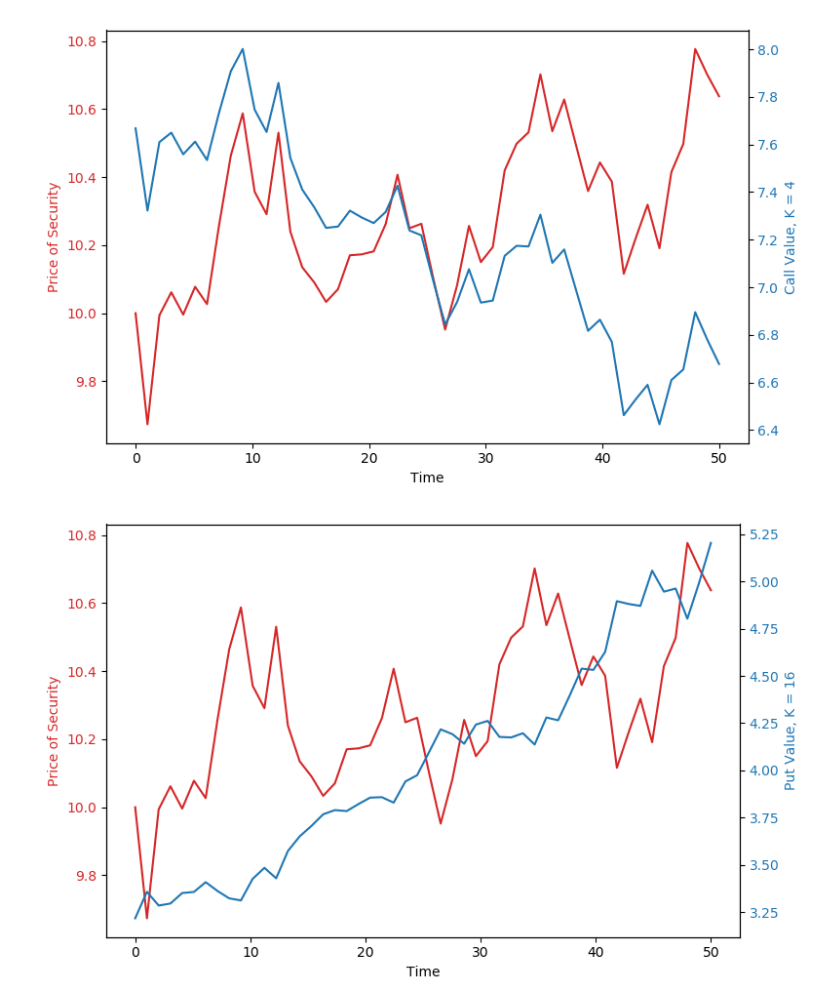
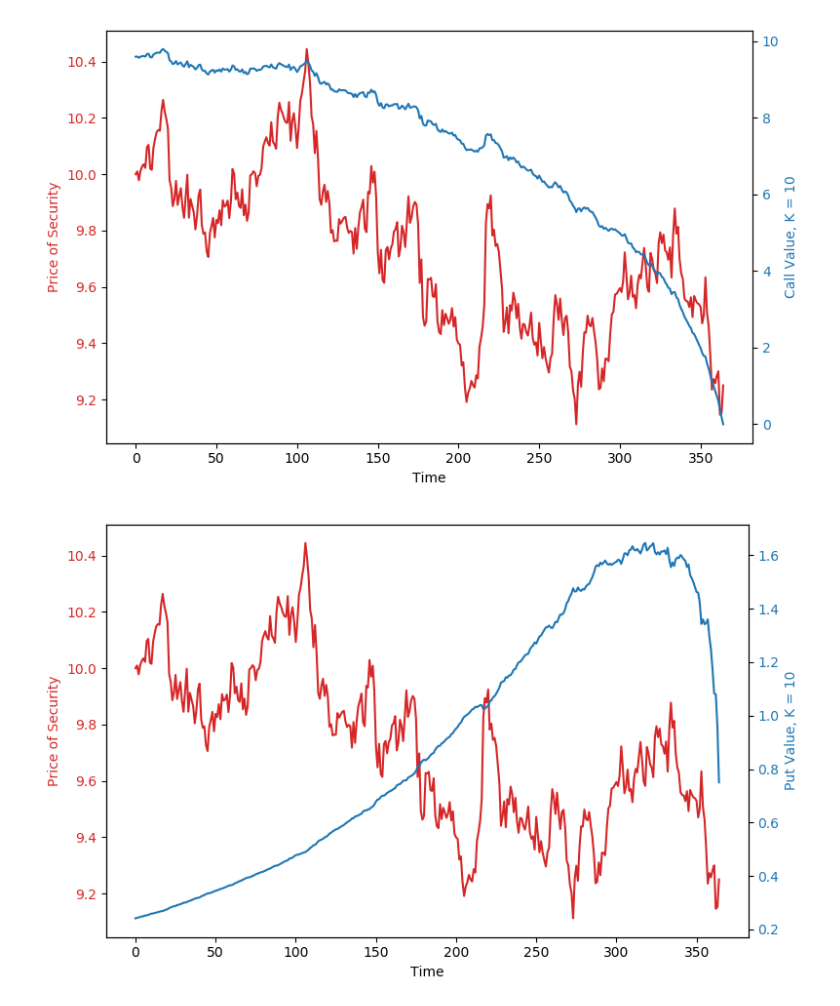
Before and after one commit to raaheim/Black-Scholes, a Jupyter notebook: Projet.ipynb, the cells around one changed output. Drawn from its saved outputs; the diff is of its cells as text; code cells hidden in the pictures.

```diff
--- a/Projet.ipynb
+++ b/Projet.ipynb
@@ -70,14 +171,19 @@ def function_call (S, K, T, r, sigma,t):
 def function_put(S, K, T, r, sigma,t):
     put_val = np.zeros(T)
     for i in range(T):
-        put_val[i] = put(S[i], K, T, r, sigma,i)
+        put_val[i] = put(S[i], K, T, r, sigma,i+1)
     return put_val
 # %%
 def Brownian_movement(T):
     w = np.zeros(T)
     for k in range(1,T):
-        w[k] = w[k-1] + np.sqrt(1/T)*np.random.normal()
+        w[k] = w[k-1] + np.sqrt(1/T)*np.random.normal(0,1)
+        #w[k] = w[k-1] + np.random.normal(0,1)
     return w
+
+T = 10
+N = 100
+D = np.rand.
 # %%
 def simulation(S0, T,t, mu, sigma,w) :
     #mu : expected return of the underlying
@@ -87,16 +193,16 @@ def simulation(S0, T,t, mu, sigma,w) :
 
     for i in range(1,T):
        # S[i] = S[i-1]*(1+mu+sigma*w[i-1])
-         S[i] = S0*exp((mu - sigma**2/2)*t[i]+sigma*w[i])
+         S[i] = S0*exp((mu - (sigma**2)/2)*t[i]+sigma*w[i])
     return S
 # %%
 S = 10
-K_Call = 4
-K_Put = 16
-T = 50
-r = 0.01
+K_Call = 10
+K_Put = 10
+T = 365
+r = 0.0075
 sigma = 0.125
-t = np.linspace(0,T,T)
+t = np.linspace(0,T-1,T)
 
 
 Brownian = Brownian_movement(T)
@@ -135,7 +241,7 @@ ax1.tick_params(axis='y', labelcolor=color)
 ax2 = ax1.twinx()
 
 color = 'tab:blue'
-ax2.set_ylabel('Call Value, K = 4', color=color)  # we already handled the x-label with ax1
+ax2.set_ylabel('Call Value, K = ' + str(K_Call), color=color)  # we already handled the x-label with ax1
 ax2.plot(t, Call_Val, color=color)
 ax2.tick_params(axis='y', labelcolor=color)
 
@@ -143,28 +249,28 @@ fig.tight_layout()  # otherwise the right y-label is slightly clipped
 plt.title("")
 plt.show()
 # %% [output]
-[figure, old version]
+[figure, new version]
 # %%
 fig, ax1 = plt.subplots(figsize = (8,5))
 
 color = 'tab:red'
 ax1.set_xlabel('Time')
 ax1.set_ylabel('Price of Security', color=color)
 ax1.plot(t, Simulation, color=color)
 ax1.tick_params(axis='y', labelcolor=color)
 
 ax2 = ax1.twinx()
 
 color = 'tab:blue'
-ax2.set_ylabel('Put Value, K = 16', color=color)  # we already handled the x-label with ax1
+ax2.set_ylabel('Put Value, K = ' + str(K_Put), color=color)  # we already handled the x-label with ax1
 ax2.plot(t, Put_Val, color=color)
 ax2.tick_params(axis='y', labelcolor=color)
 
 fig.tight_layout()  # otherwise the right y-label is slightly clipped
 plt.title("")
 plt.show()
 # %% [output]
-[figure, old version]
+[figure, new version]
 # %%
 fig, ax1 = plt.subplots(figsize = (8,5))
 
```
Also changed, not shown: parts of 20 cells of this notebook, 1 other file.
